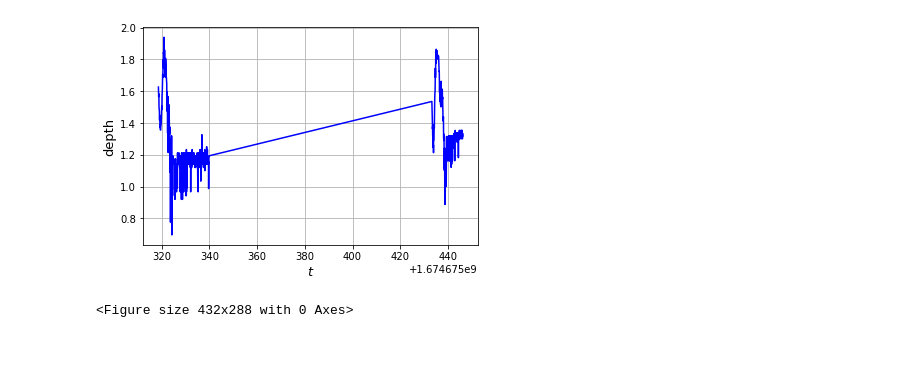
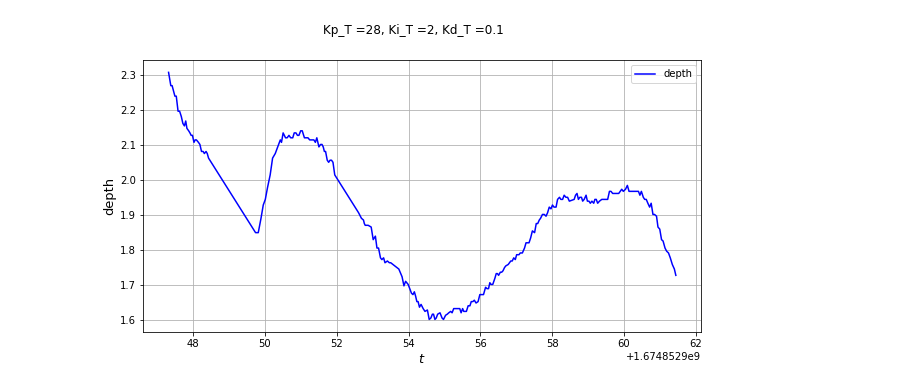
Before and after one commit to samar2605/Inter-IIT-Tech-Drona-Aviation, a Jupyter notebook: realsense/pid.ipynb, the cells around one changed output. Drawn from its saved outputs; the diff is of its cells as text; code cells hidden in the pictures; blank space fills up the shorter version.

```diff
--- a/realsense/pid.ipynb
+++ b/realsense/pid.ipynb
@@ -24,7 +24,7 @@ e_y =[]
 e_z =[]
 depth_value =[]
 # %%
-def drone_pose(frame ,matrix_coefficients, distortion_coefficients,id_no):
+def drone_pose(corners,frame ,matrix_coefficients, distortion_coefficients,id_no):
 
     MARKER_SIZE = 0.056
     rvec, tvec, markerPoints = cv2.aruco.estimatePoseSingleMarkers(corners[id_no], MARKER_SIZE, matrix_coefficients,distortion_coefficients)
@@ -289,14 +300,16 @@ f.savefig(str)
 # %%
-plt.plot(t,depth_value,'b',label ='depth')
-plt.xlabel('$t$',fontsize=13)
-plt.ylabel('depth',fontsize=13)
-plt.grid(True)
-plt.show()
-str ="image/"+f'depth during Kp_T ={Kp_T}, Ki_T ={Ki_T}, Kd_T ={Kd_T}'+'.png'
-plt.savefig(str)
+f,ax = plt.subplots(1,1,figsize=(10,5))
+f.suptitle(f'Kp_T ={Kp_T}, Ki_T ={Ki_T}, Kd_T ={Kd_T}')
+ax.plot(t,depth_value,'b',label ='depth')
+ax.set_xlabel('$t$',fontsize=13)
+ax.set_ylabel('depth',fontsize=13)
+ax.grid(True)
+ax.legend()
+s ="image/"+f'depth Kp_T ={Kp_T}, Ki_T ={Ki_T}, Kd_T ={Kd_T}'+'.png'
+# save image s
+f.savefig(s)
 # %% [output]
-[figure, old version]
+[figure, new version]
-<Figure size 432x288 with 0 Axes>
 # %%
 #ploting
 f,ax = plt.subplots(1,3,figsize=(20,5))
```
Also changed, not shown: parts of 5 cells of this notebook, 35 other files.
